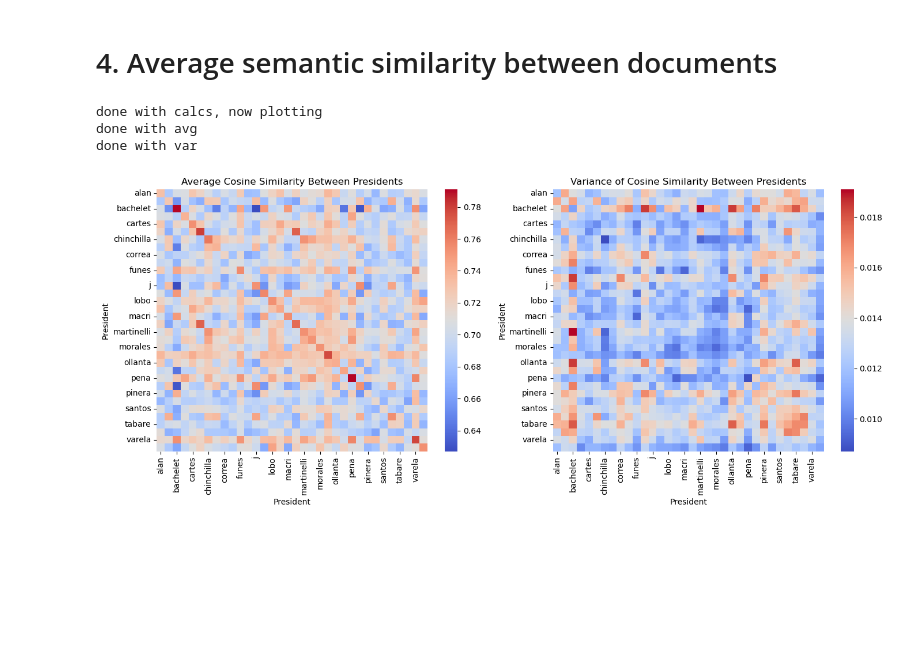
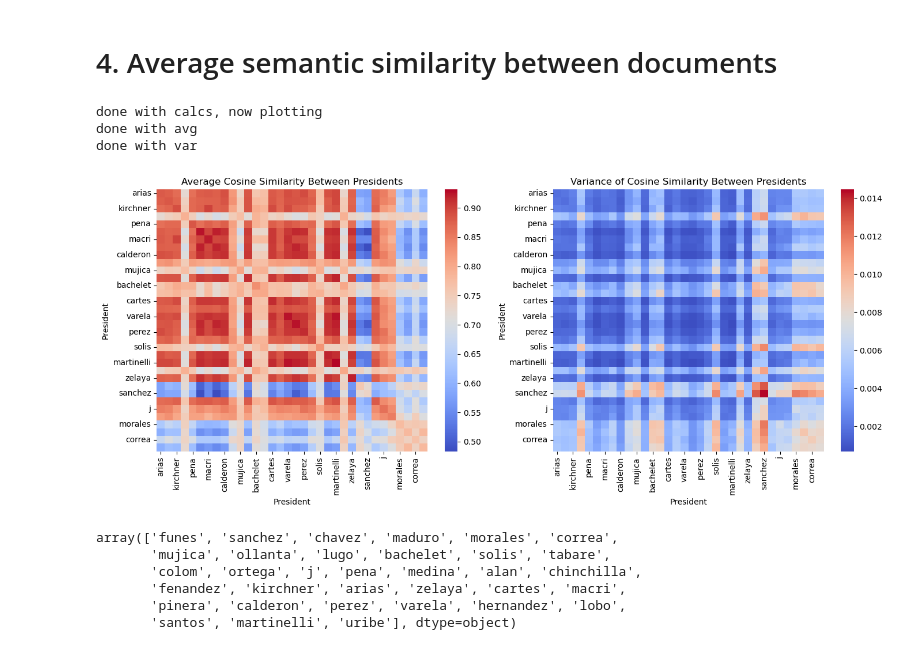
Before and after one commit to alejandrosarria0296/pol-cul-maps-latam, a Jupyter notebook: notebooks/3.word_embeddings.ipynb, the cells around one changed output. Saved outputs shown, nothing was run; the diff lists cells and outputs as text; code cells hidden in the pictures; blank space fills up the shorter version.

Commit message:
included plots

```diff
--- a/notebooks/3.word_embeddings.ipynb
+++ b/notebooks/3.word_embeddings.ipynb
@@ -78,7 +78,7 @@ def dist_and_cv_wv(model):
     for i in range(10000):
         rand1 = model.wv.index_to_key[random.randrange(0, word_indexes)]
         rand2 = model.wv.index_to_key[random.randrange(0, word_indexes)]
-        dist = model.wv.similarity(rand1, rand2) + 1
+        dist = model.wv.similarity(rand1, rand2)
         distances.append(dist)
 
     mean_dist = float(sum(distances)) / float(len(distances))
@@ -135,6 +135,16 @@ def assign_populist(president):
         return 'populist'
     else:
         return 'not_populist'
+
+def create_scatter(ax, pol_var, density_var):
+    sns.scatterplot(data=density, x=pol_var, y=density_var, ax=ax)
+    for i in range(len(density[pol_var])):
+        ax.text(density[pol_var][i], density[density_var][i], density['index'][i],
+                horizontalalignment='left', size='medium', color='black',
+                bbox=dict(facecolor='white', alpha=0.5, edgecolor='black'))
+    ax.set_title(f"{density_var} vs. {pol_var}")
+    ax.set_xlabel(pol_var)
+    ax.set_ylabel(density_var)
 # %% [markdown]
 # 3. Test density of language space
 # %% [markdown]
@@ -378,13 +388,25 @@ for i, vector in enumerate(model.dv.vectors):
     cs_dict[model.dv.index_to_key[i]] = row
 # %%
 df = pd.DataFrame(cs_dict)
+# %%
+presidents = df['President'].unique()
+p_id = { p: ideology[i] for i, p in enumerate(presidents)}
+p_pol = { p: populism[i] for i, p in enumerate(presidents)}
+# %%
+#assign populism values to df
+df['populist'] = df['President'].map(p_pol)
+df['ideology'] = df['President'].map(p_id)
+# %%
+#reorder df based on populist
+df_pol = df.sort_values(by=['populist', 'President'])
+df_idel = df.sort_values(by=['ideology', 'President'])
 # %%
-for column in df.columns:
+for column in df_pol.columns:
     if column != 'President':
-        df[column] = pd.to_numeric(df[column], errors='coerce')
+        df_pol[column] = pd.to_numeric(df[column], errors='coerce')
 
 # Get unique presidents
-presidents = df['President'].unique()
+presidents = df_pol['President'].unique()
 
 # Initialize matrices for average and variance
 avg_similarity = pd.DataFrame(np.zeros((len(presidents), len(presidents))), index=presidents, columns=presidents)
@@ -394,8 +416,8 @@ var_similarity = pd.DataFrame(np.zeros((len(presidents), len(presidents))), inde
 for pres1 in presidents:
     for pres2 in presidents:
         # Get documents for each president
-        docs_pres1 = df[df['President'] == pres1].drop(columns=['President']).values
-        docs_pres2 = df[df['President'] == pres2].drop(columns=['President']).values
+        docs_pres1 = df_pol[df_pol['President'] == pres1].drop(columns=['President']).values
+        docs_pres2 = df_pol[df_pol['President'] == pres2].drop(columns=['President']).values
 
         # Collect similarities between all pairs of documents from pres1 and pres2
         similarities = []
@@ -411,31 +433,40 @@ for pres1 in presidents:
 
 print('done with calcs, now plotting')
 
 # Step 2: Create Heatmaps
 plt.figure(figsize=(14, 6))
 
 # Heatmap for Average Cosine Similarity
 plt.subplot(1, 2, 1)
 sns.heatmap(avg_similarity, cmap='coolwarm')
 plt.title('Average Cosine Similarity Between Presidents')
 plt.xlabel('President')
 plt.ylabel('President')
 
 print('done with avg')
 
 # Heatmap for Variance of Cosine Similarity
 plt.subplot(1, 2, 2)
 sns.heatmap(var_similarity, cmap='coolwarm')
 plt.title('Variance of Cosine Similarity Between Presidents')
 plt.xlabel('President')
 plt.ylabel('President')
 
 print('done with var')
 
 plt.tight_layout()
 plt.show()
 # %% [output]
 done with calcs, now plotting
 done with avg
 done with var
-[figure, old version]
+[figure, new version]
+# %%
+presidents
+# %% [output]
+array(['funes', 'sanchez', 'chavez', 'maduro', 'morales', 'correa',
+       'mujica', 'ollanta', 'lugo', 'bachelet', 'solis', 'tabare',
+       'colom', 'ortega', 'j', 'pena', 'medina', 'alan', 'chinchilla',
+       'fenandez', 'kirchner', 'arias', 'zelaya', 'cartes', 'macri',
+       'pinera', 'calderon', 'perez', 'varela', 'hernandez', 'lobo',
+       'santos', 'martinelli', 'uribe'], dtype=object)
```
Also changed, not shown: parts of 17 cells of this notebook.
